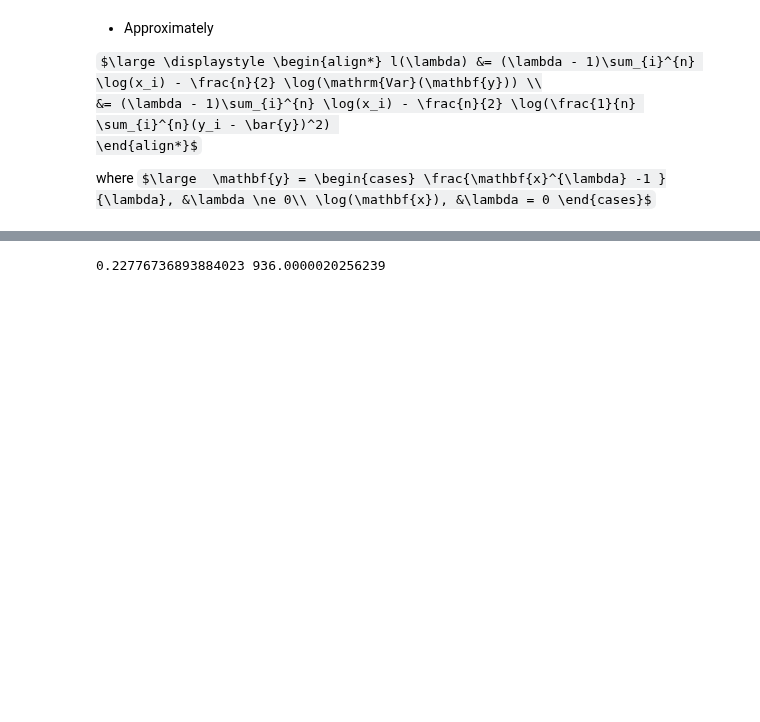
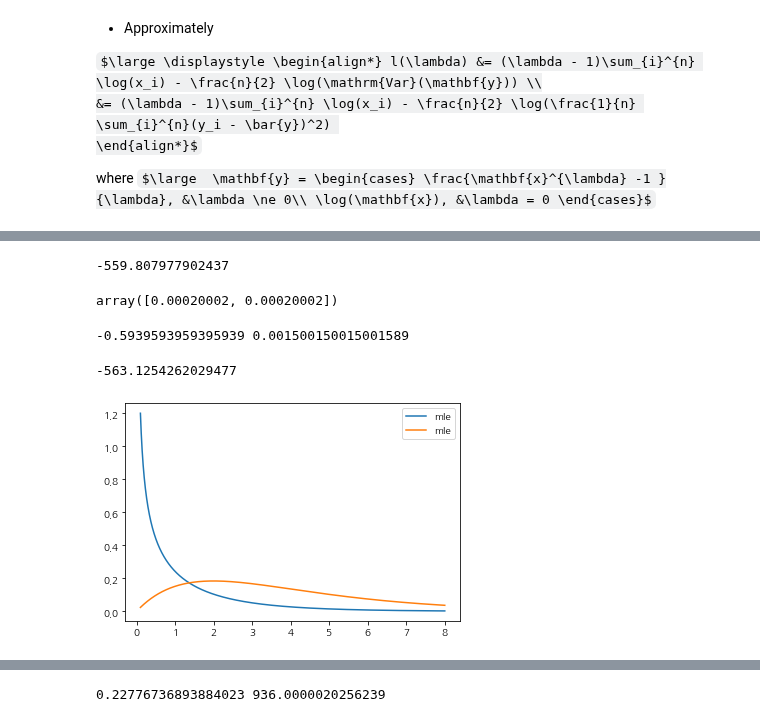
Before and after one commit to ywkim92/Paper-implementation, a Jupyter notebook: Boxcox.ipynb, the cells around one changed output, grey strips where cells are left out. Saved outputs shown, nothing was run; the diff lists cells and outputs as text; code cells hidden in the pictures; some formulas as TeX source; blank space fills up the shorter version.

```diff
--- a/Boxcox.ipynb
+++ b/Boxcox.ipynb
@@ -116,0 +165,16 @@ plt.show()
+# %%
+max_val
+# %% [output]
+-559.807977902437
+# %%
+np.diff(lmbdas)[:2]
+# %% [output]
+array([0.00020002, 0.00020002])
+# %%
+print(min(li), max(li))
+# %% [output]
+-0.5939593959395939 0.001500150015001589
+# %%
+boxcox_llf(0.09433863040910612, array)
+# %% [output]
+-563.1254262029477
@@ -116,0 +183,13 @@ plt.show()
+# %%
+xx = np.linspace(.1, 8, 10000)
+
+fig, ax = plt.subplots(1,1, )
+#ax.vlines(mx, -my +5, llf.min(), linestyle=':', color = 'k')
+#ax.plot(xx, chi2.pdf(xx, 1.), label= 'mle')
+ax.plot(xx, chi2.pdf(xx, 1.), label= 'mle')
+ax.plot(xx, chi2.pdf(xx, 4.), label= 'mle')
+#ax.scatter(mx, -my, s=10, color='r', label = 'Maximum')
+plt.legend()
+plt.show()
+# %% [output]
+[figure, added]
```
Also changed, not shown: parts of 20 cells of this notebook.
